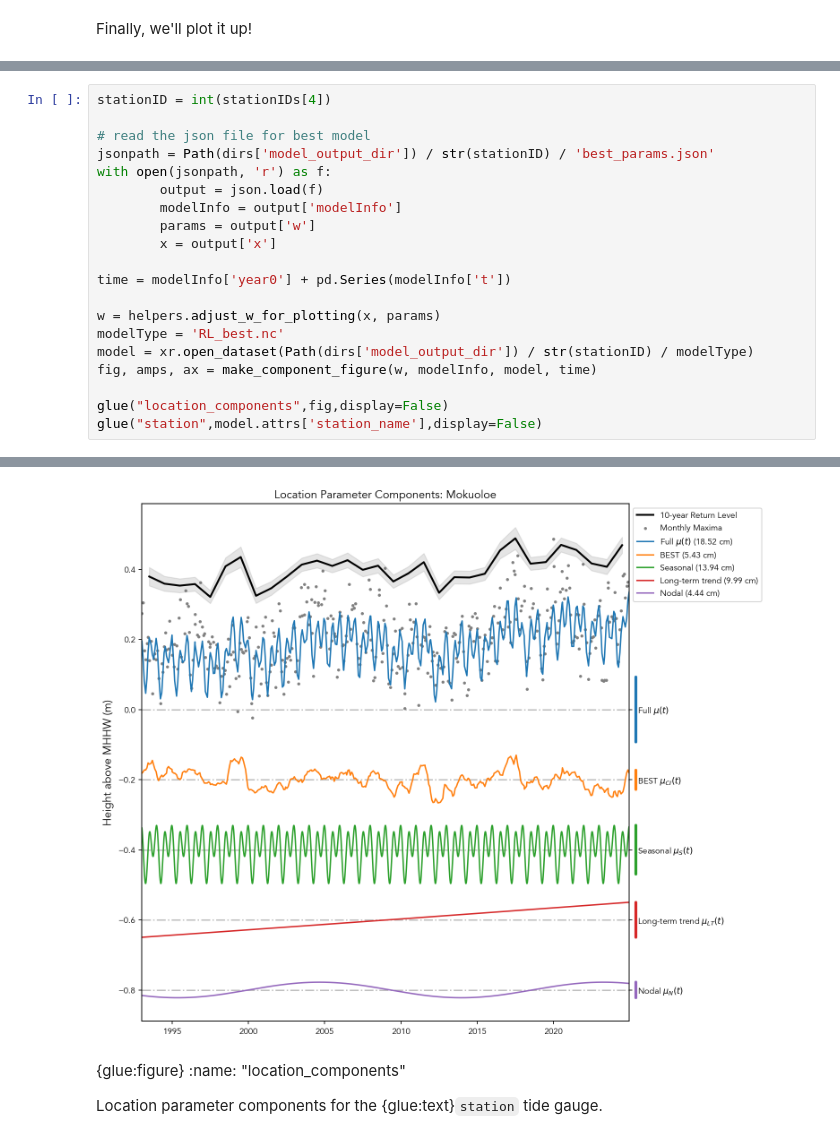
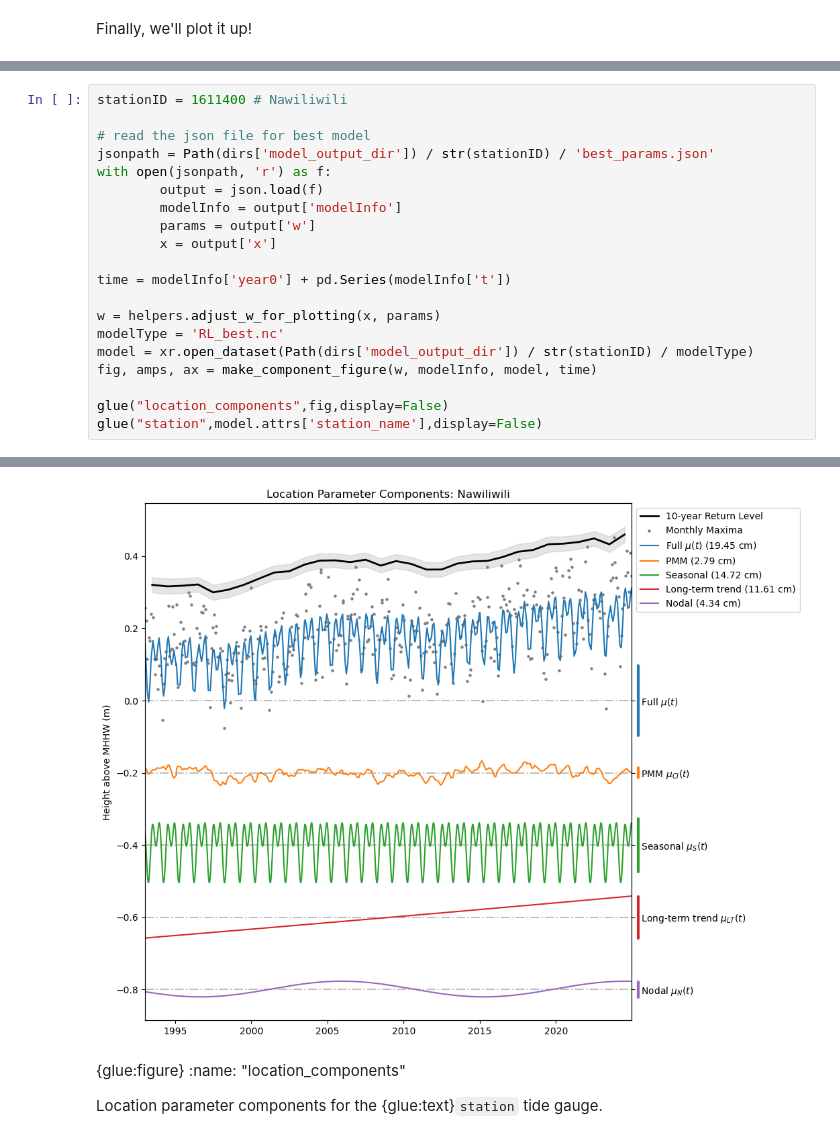
Before and after one commit to uhsealevelcenter/SL_Indicators, a Jupyter notebook: notebooks/Annual/1_6_1_SL_contributions_to_extremes.ipynb, the cells around one changed output, grey strips where cells are left out. Cells and saved outputs as stored; diff of their text form.

Commit message:
more writing and updates to station finder etc

```diff
--- a/notebooks/Annual/1_6_1_SL_contributions_to_extremes.ipynb
+++ b/notebooks/Annual/1_6_1_SL_contributions_to_extremes.ipynb
@@ -271,26 +274,26 @@ for stationID in stationIDs:
 # %%
-stationID = int(stationIDs[4])
+stationID = 1611400 # Nawiliwili
 
 # read the json file for best model
 jsonpath = Path(dirs['model_output_dir']) / str(stationID) / 'best_params.json'
 with open(jsonpath, 'r') as f:
         output = json.load(f)
         modelInfo = output['modelInfo']
         params = output['w']
         x = output['x']
 
 time = modelInfo['year0'] + pd.Series(modelInfo['t'])
 
 w = helpers.adjust_w_for_plotting(x, params)
 modelType = 'RL_best.nc'
 model = xr.open_dataset(Path(dirs['model_output_dir']) / str(stationID) / modelType)
 fig, amps, ax = make_component_figure(w, modelInfo, model, time)
 
 glue("location_components",fig,display=False)
 glue("station",model.attrs['station_name'],display=False)
 # %% [output]
 [interactive output not drawn]
-[figure, old version]
+[figure, new version]
 # %% [markdown]
 {glue:figure}
 :name: "location_components"
```
Also changed, not shown: parts of 4 cells of this notebook, 9 other files.
